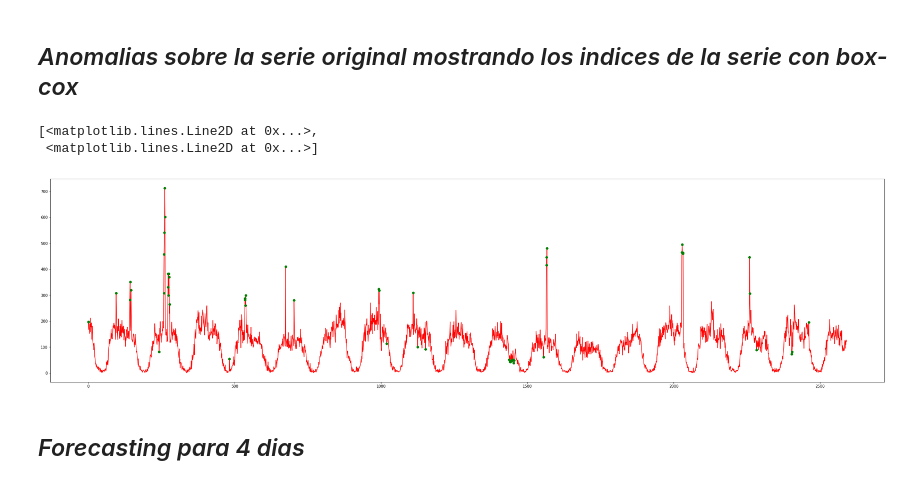
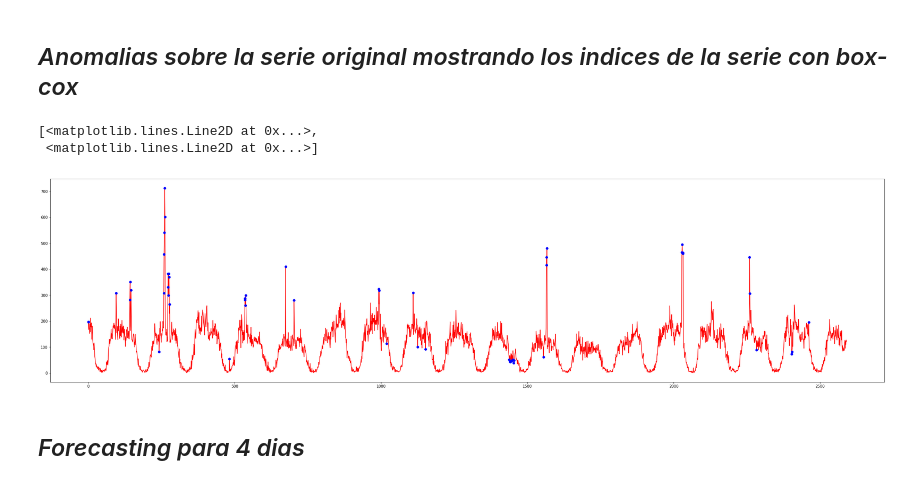
Before and after one commit to calasius/timeseries, a Jupyter notebook: fourier-time-series-analysis.ipynb, the cells around one changed output. Cells and saved outputs as stored; diff of their text form; code cells hidden in the pictures.

```diff
--- a/fourier-time-series-analysis.ipynb
+++ b/fourier-time-series-analysis.ipynb
@@ -163,11 +163,11 @@ y_ts_train = y_ts[:, :-TEST]
 # %%
 plt.figure(figsize=(40,10))
 plt.plot(y_ts_train[0,:],"-r")
-plt.plot(anomalies_index, y_ts_train[0,anomalies_index], "og")
+plt.plot(anomalies_index, y_ts_train[0,anomalies_index], "ob")
 # %% [output]
 [<matplotlib.lines.Line2D at 0x...>,
  <matplotlib.lines.Line2D at 0x...>]
-[figure, old version]
+[figure, new version]
 # %% [markdown]
 ## *Forecasting para 4 dias*
 # %%
```
